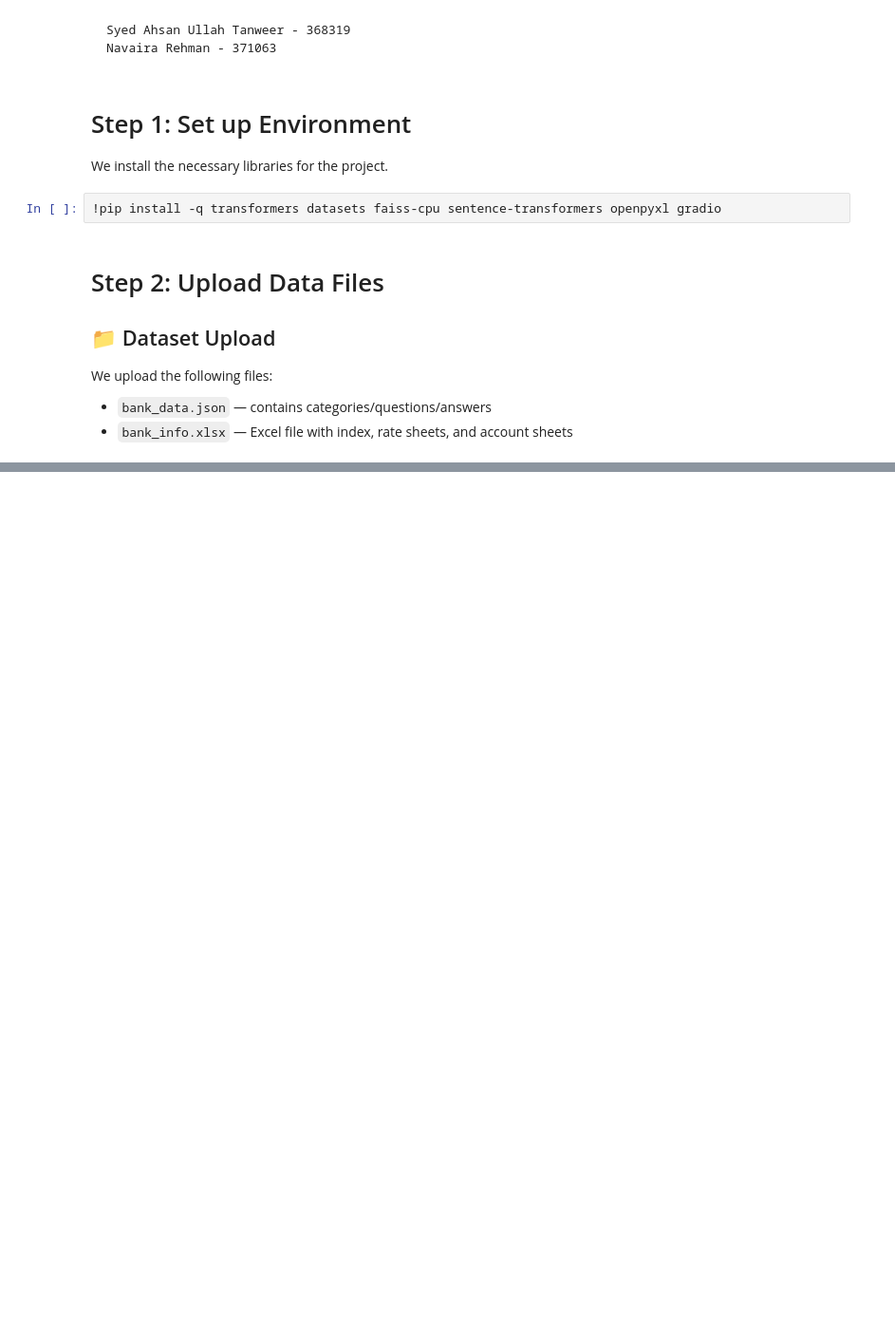
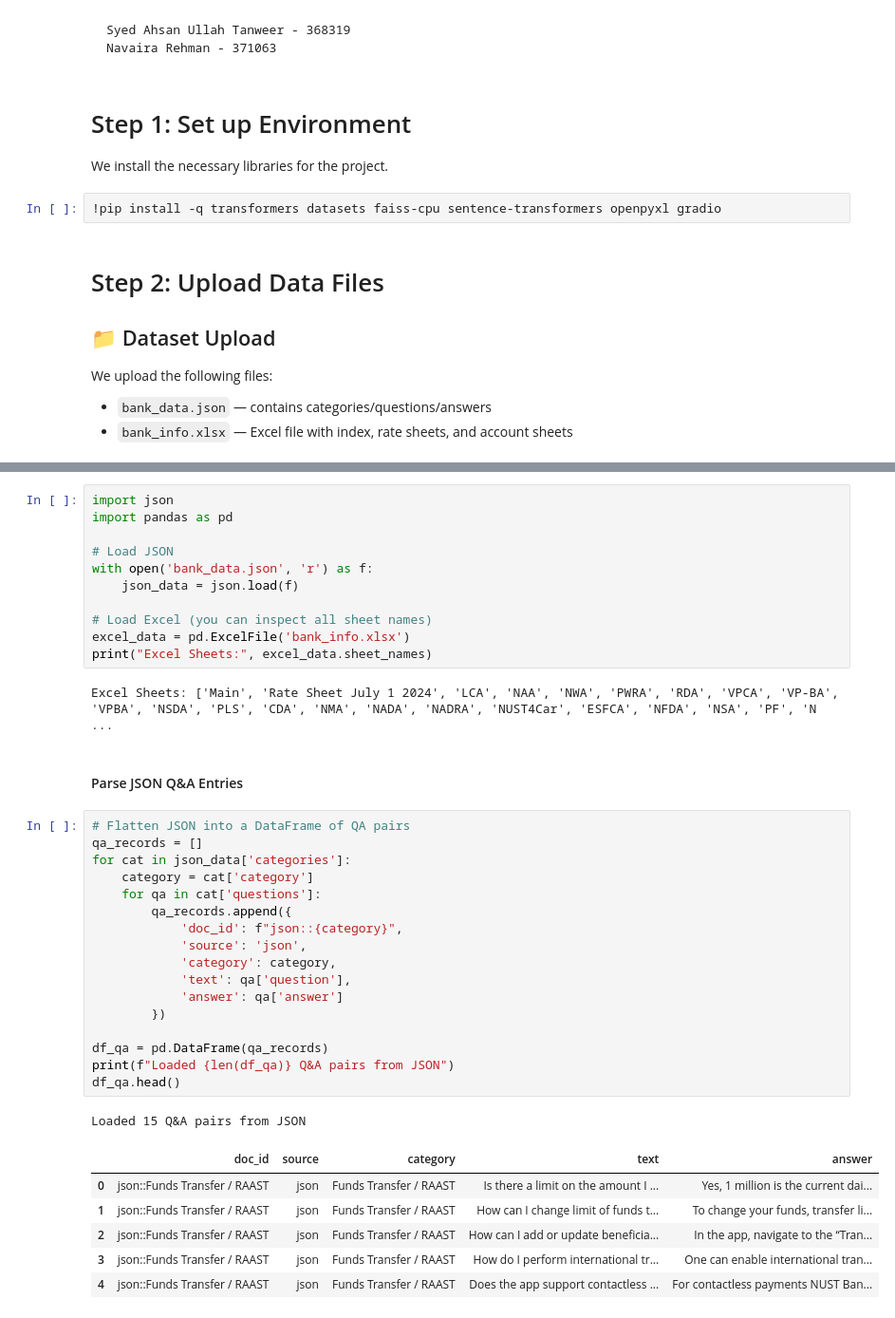
Before and after one commit to NavairaRehman/B.A.S.I.C, a Jupyter notebook: BASIC.ipynb, the cells around one changed output, grey strips where cells are left out. Shown at 95% size. Cells and saved outputs as stored; diff of their text form; blank space fills up the shorter version.

Commit message:
feat: implement new feature for data preprocessing - load - parse - chunk - create embeddings

```diff
--- a/BASIC.ipynb
+++ b/BASIC.ipynb
@@ -40,0 +48,40 @@ We upload the following files:
+# %%
+import json
+import pandas as pd
+
+# Load JSON
+with open('bank_data.json', 'r') as f:
+    json_data = json.load(f)
+
+# Load Excel (you can inspect all sheet names)
+excel_data = pd.ExcelFile('bank_info.xlsx')
+print("Excel Sheets:", excel_data.sheet_names)
+# %% [output]
+Excel Sheets: ['Main', 'Rate Sheet July 1 2024', 'LCA', 'NAA', 'NWA', 'PWRA', 'RDA', 'VPCA', 'VP-BA', 'VPBA', 'NSDA', 'PLS', 'CDA', 'NMA', 'NADA', 'NADRA', 'NUST4Car', 'ESFCA', 'NFDA', 'NSA', 'PF', 'N ...
+# %% [markdown]
+#### Parse JSON Q&A Entries
+# %%
+# Flatten JSON into a DataFrame of QA pairs
+qa_records = []
+for cat in json_data['categories']:
+    category = cat['category']
+    for qa in cat['questions']:
+        qa_records.append({
+            'doc_id': f"json::{category}",
+            'source': 'json',
+            'category': category,
+            'text': qa['question'],
+            'answer': qa['answer']
+        })
+
+df_qa = pd.DataFrame(qa_records)
+print(f"Loaded {len(df_qa)} Q&A pairs from JSON")
+df_qa.head()
+# %% [output]
+Loaded 15 Q&A pairs from JSON
+|  | doc_id | source | category | text | answer |
+| 0 | json::Funds Transfer / RAAST | json | Funds Transfer / RAAST | Is there a limit on the amount I ... | Yes, 1 million is the current dai... |
+| 1 | json::Funds Transfer / RAAST | json | Funds Transfer / RAAST | How can I change limit of funds t... | To change your funds, transfer li... |
+| 2 | json::Funds Transfer / RAAST | json | Funds Transfer / RAAST | How can I add or update beneficia... | In the app, navigate to the “Tran... |
+| 3 | json::Funds Transfer / RAAST | json | Funds Transfer / RAAST | How do I perform international tr... | One can enable international tran... |
+| 4 | json::Funds Transfer / RAAST | json | Funds Transfer / RAAST | Does the app support contactless ... | For contactless payments NUST Ban... |
```
Also changed, not shown: parts of 16 cells of this notebook.
